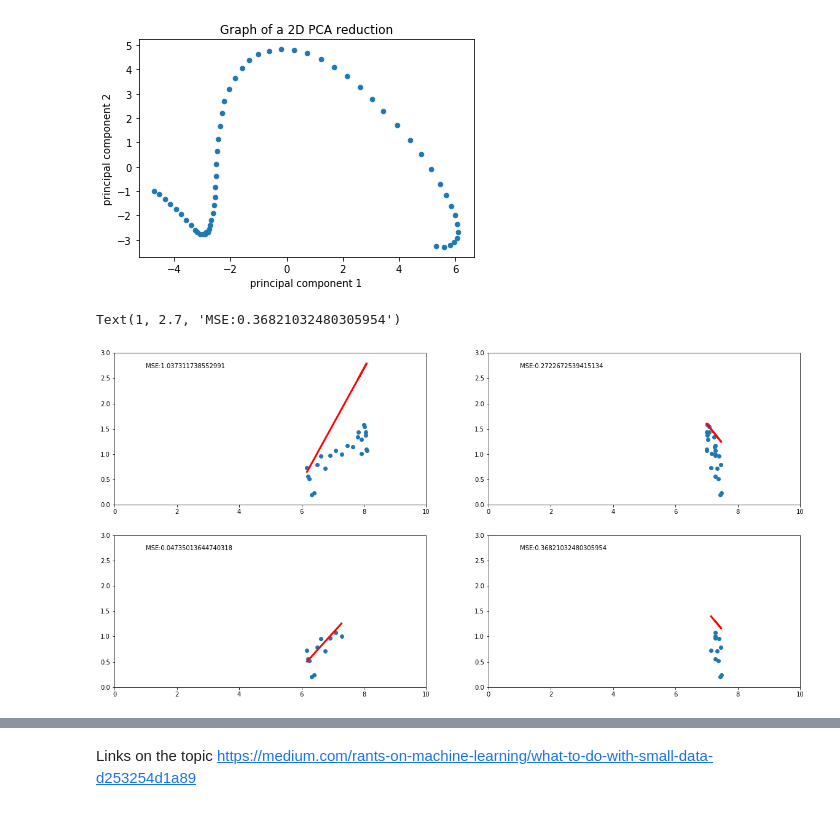
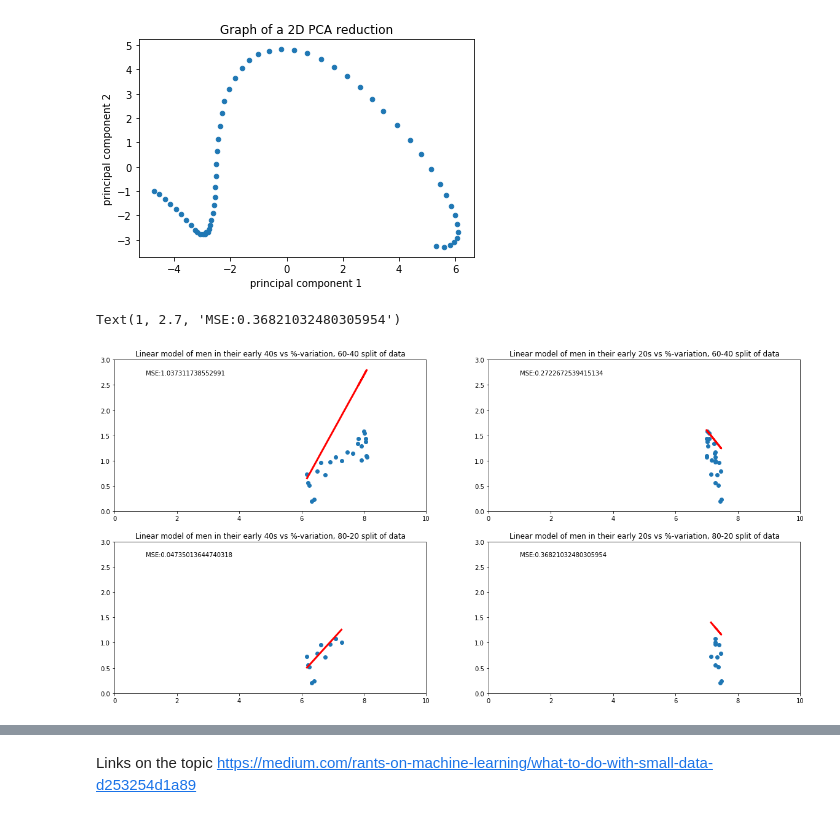
Before and after one commit to doodger/dataScience, a Jupyter notebook: finance.ipynb, the cells around one changed output, grey strips where cells are left out. Cells and saved outputs as stored; diff of their text form; code cells hidden in the pictures.

```diff
--- a/finance.ipynb
+++ b/finance.ipynb
@@ -219,34 +235,35 @@ y_test2 = merged_df.loc[48:,"yearPctVar"]
 mod3 = LinearRegression()
 mod3.fit(X_train2[["40t44M"]],y_train2)
 result3 = mod3.predict(X_test2[["40t44M"]])
 
 #Simple model where men of 20 to 24 is used to predict prices
 mod4 = LinearRegression()
 mod4.fit(X_train2[["20t24M"]],y_train2)
 result4 = mod4.predict(X_test2[["20t24M"]])
 
 #plots
 fig, axes = plt.subplots(ncols=2, nrows=2,figsize=(20,10))
 plt.setp(axes, xlim=(0,10),ylim=(0,3))
 
-
+axes[0,0].title.set_text("Linear model of men in their early 40s vs %-variation, 60-40 split of data")
 axes[0,0].scatter(x=X_test[["40t44M"]], y=y_test)#old men vs %-variation
 axes[0,0].plot(X_test[["40t44M"]],result1, color='red', linewidth=3)
 axes[0,0].text(1,2.7,"MSE:"+str(mean_squared_error(y_test,result1)))
 
+axes[0,1].title.set_text("Linear model of men in their early 20s vs %-variation, 60-40 split of data")
 axes[0,1].scatter(x=X_test[["20t24M"]], y=y_test)#young men vs %-variation
 axes[0,1].plot(X_test[["20t24M"]],result2, color='red', linewidth=3)
 axes[0,1].text(1,2.7,"MSE:"+str(mean_squared_error(y_test,result2)))
 
-
+axes[1,0].title.set_text("Linear model of men in their early 40s vs %-variation, 80-20 split of data")
 axes[1,0].scatter(x=X_test2[["40t44M"]], y=y_test2)#old men vs %-variation
 axes[1,0].plot(X_test2[["40t44M"]],result3, color='red', linewidth=3)
 axes[1,0].text(1,2.7,"MSE:"+str(mean_squared_error(y_test2,result3)))
 
-
+axes[1,1].title.set_text("Linear model of men in their early 20s vs %-variation, 80-20 split of data")
 axes[1,1].scatter(x=X_test2[["20t24M"]], y=y_test2)#old men vs %-variation
 axes[1,1].plot(X_test2[["20t24M"]],result4, color='red', linewidth=3)
 axes[1,1].text(1,2.7,"MSE:"+str(mean_squared_error(y_test2,result4)))
 # %% [output]
 Text(1, 2.7, 'MSE:0.36821032480305954')
-[figure, old version]
+[figure, new version]
```
Also changed, not shown: parts of 25 cells of this notebook.
